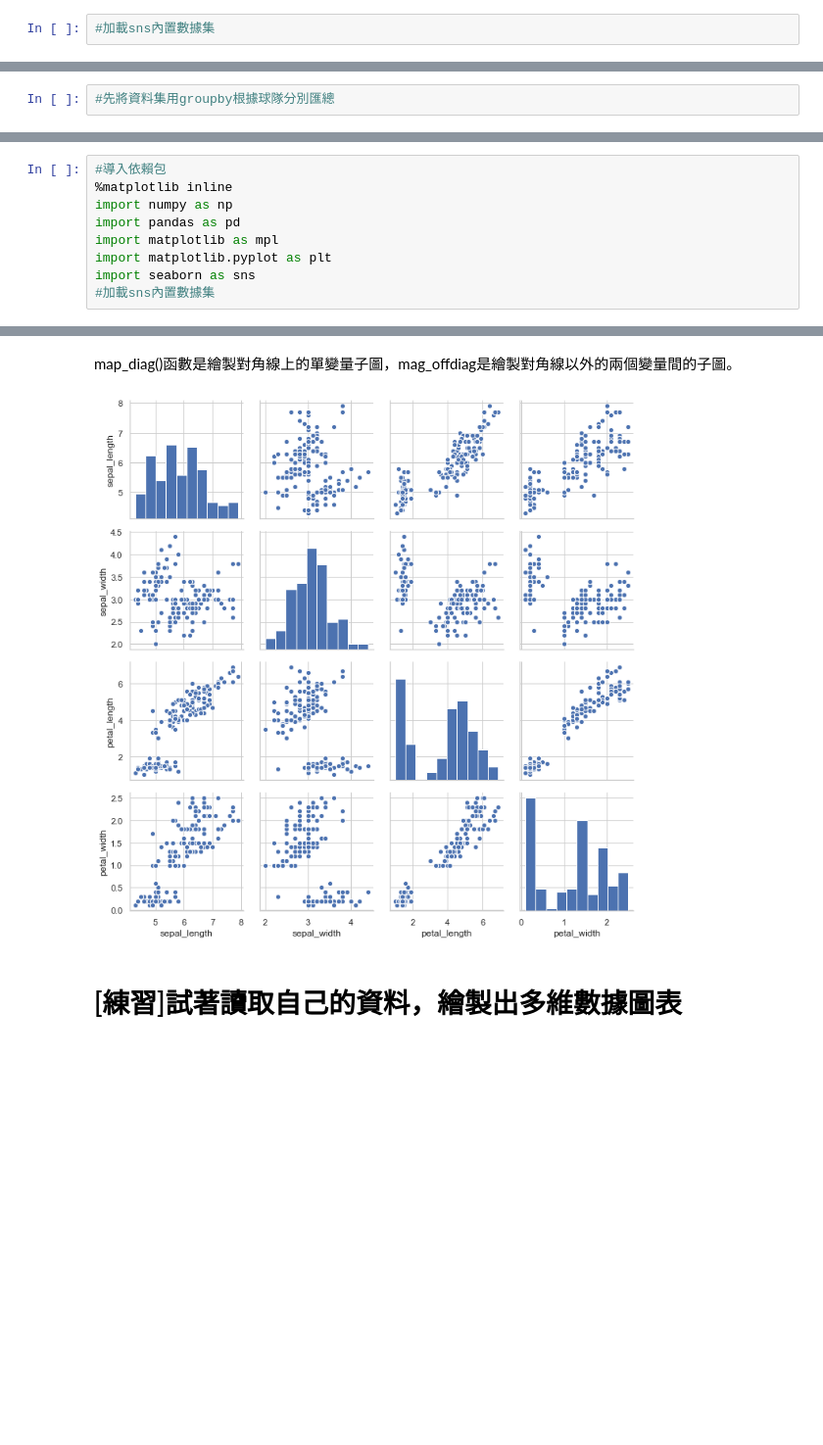
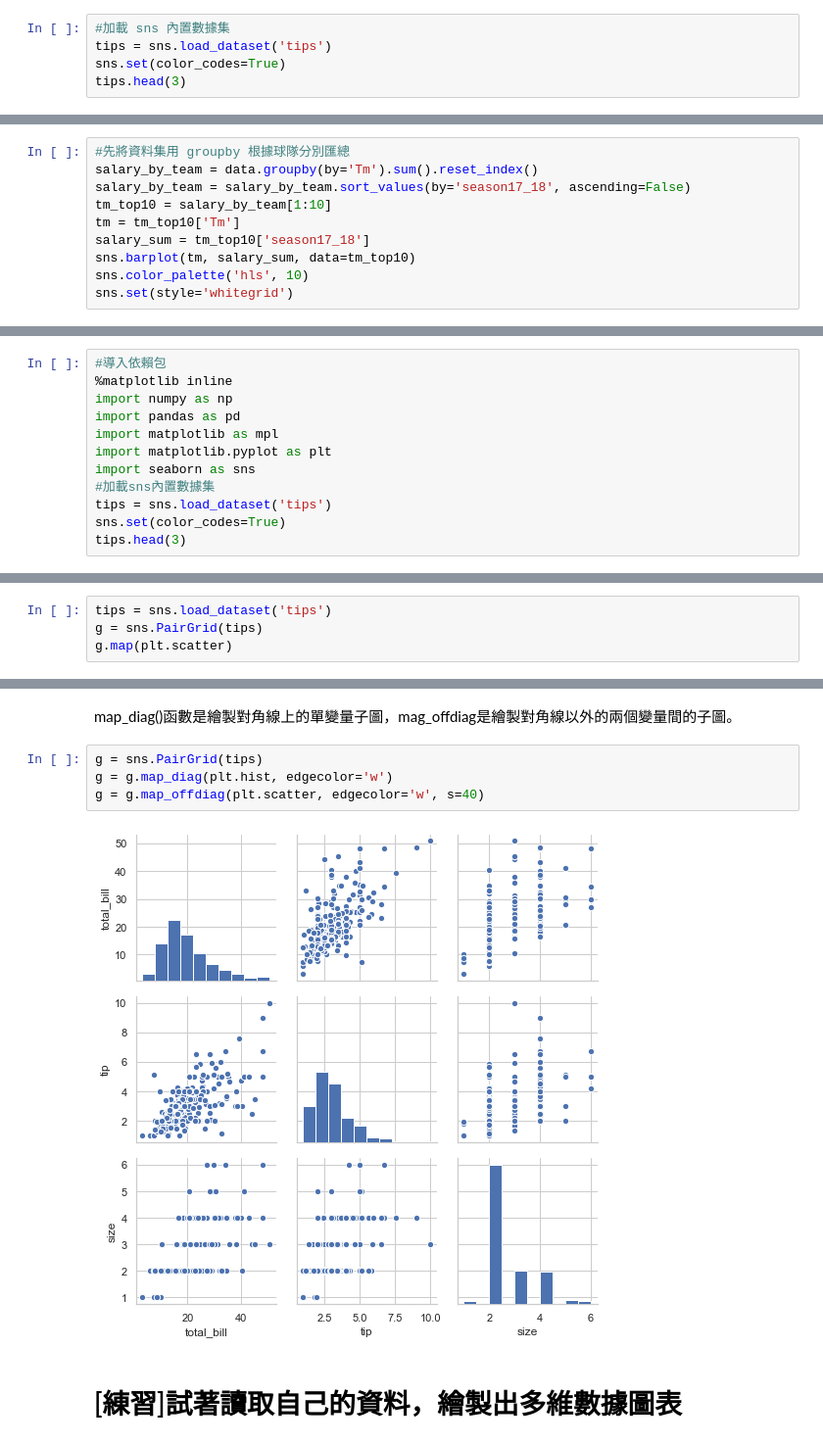
Before and after one commit to henry79426/IMLP350, a Jupyter notebook: Unit02/2.4.2_Seaborn數據視覺化.ipynb, the cells around one changed output, grey strips where cells are left out. Shown at 98% size. Saved outputs shown, nothing was run; the diff lists cells and outputs as text; blank space fills up the shorter version.

```diff
--- a/Unit02/2.4.2_Seaborn數據視覺化.ipynb
+++ b/Unit02/2.4.2_Seaborn數據視覺化.ipynb
@@ -21,7 +20,10 @@ Load a dataset from the online repository (requires internet).<br>
 >name : str Name of the dataset (name.csv on https://github.com/mwaskom/seaborn-data). You can obtain list of available datasets using func:get_dataset_names<br>
 kws : dict, optional Passed to pandas.read_csv
 # %%
-#加載sns內置數據集
+#加載 sns 內置數據集
+tips = sns.load_dataset('tips')
+sns.set(color_codes=True)
+tips.head(3)
 # %% [output]
 |  | total_bill | tip | sex | smoker | day | time | size |
 | 0 | 16.99 | 1.01 | Female | No | Sun | Dinner | 2 |
@@ -94,5 +122,13 @@ ref:https://www.kaggle.com/koki25ando/salary
 | UTA | 5855 | 107465014.0 |
 | WAS | 5018 | 124179842.0 |
 # %%
-#先將資料集用groupby根據球隊分別匯總
+#先將資料集用 groupby 根據球隊分別匯總
+salary_by_team = data.groupby(by='Tm').sum().reset_index()
+salary_by_team = salary_by_team.sort_values(by='season17_18', ascending=False)
+tm_top10 = salary_by_team[1:10]
+tm = tm_top10['Tm']
+salary_sum = tm_top10['season17_18']
+sns.barplot(tm, salary_sum, data=tm_top10)
+sns.color_palette('hls', 10)
+sns.set(style='whitegrid')
 # %% [output]
@@ -113,6 +156,9 @@ import matplotlib as mpl
 import matplotlib.pyplot as plt
 import seaborn as sns
 #加載sns內置數據集
+tips = sns.load_dataset('tips')
+sns.set(color_codes=True)
+tips.head(3)
 # %% [output]
 |  | total_bill | tip | sex | smoker | day | time | size |
 | 0 | 16.99 | 1.01 | Female | No | Sun | Dinner | 2 |
@@ -275,4 +357,7 @@ seaborn庫中的很多繪圖方法就是提前給你畫好模板，我們只需
 <seaborn.axisgrid.FacetGrid at 0x...>
 [figure]
 # %%
+tips = sns.load_dataset('tips')
+g = sns.PairGrid(tips)
+g.map(plt.scatter)
 # %% [output]
@@ -280,7 +366,10 @@ seaborn庫中的很多繪圖方法就是提前給你畫好模板，我們只需
 # %% [markdown]
 map_diag()函數是繪製對角線上的單變量子圖，mag_offdiag是繪製對角線以外的兩個變量間的子圖。
 # %%
+g = sns.PairGrid(tips)
+g = g.map_diag(plt.hist, edgecolor='w')
+g = g.map_offdiag(plt.scatter, edgecolor='w', s=40)
 # %% [output]
-[figure, old version]
+[figure, new version]
 # %% [markdown]
 # [練習]試著讀取自己的資料，繪製出多維數據圖表
```
Also changed, not shown: parts of 38 cells of this notebook.
